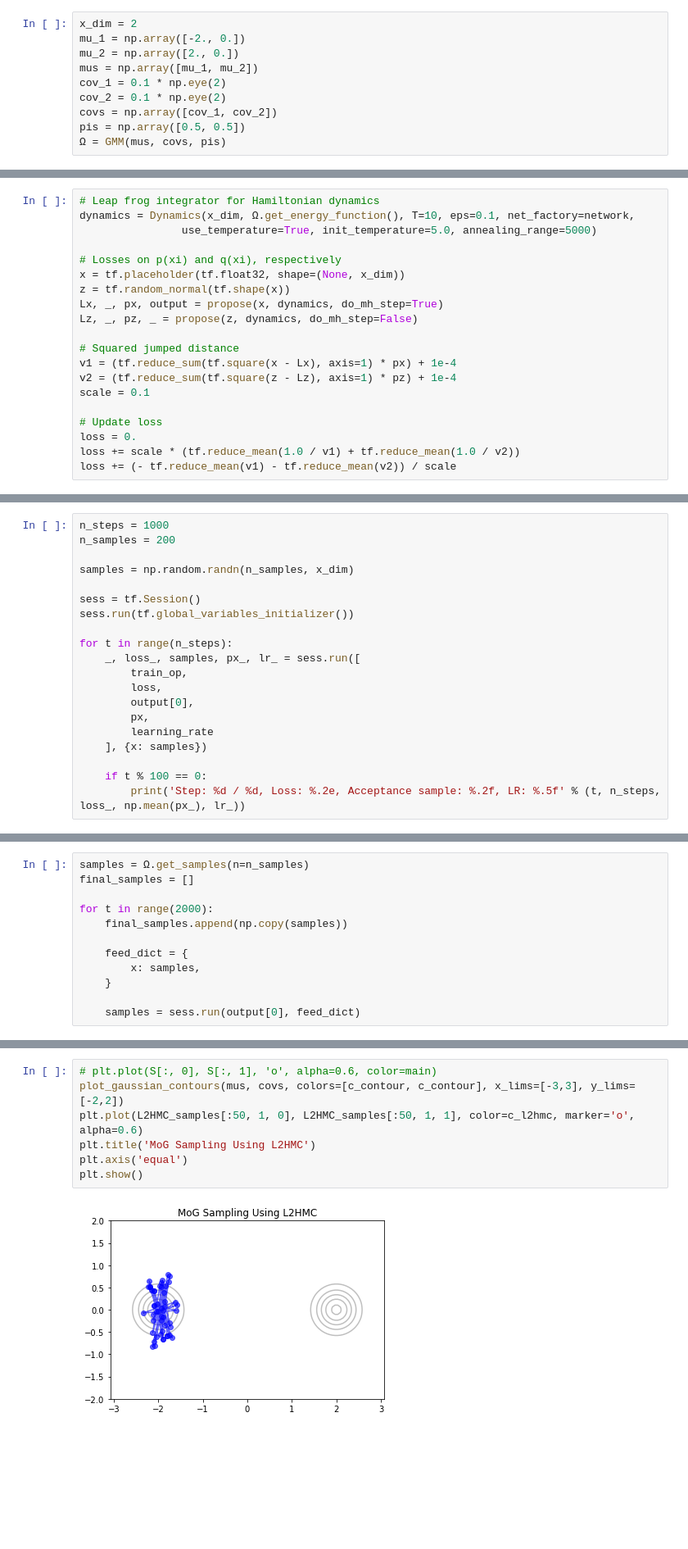
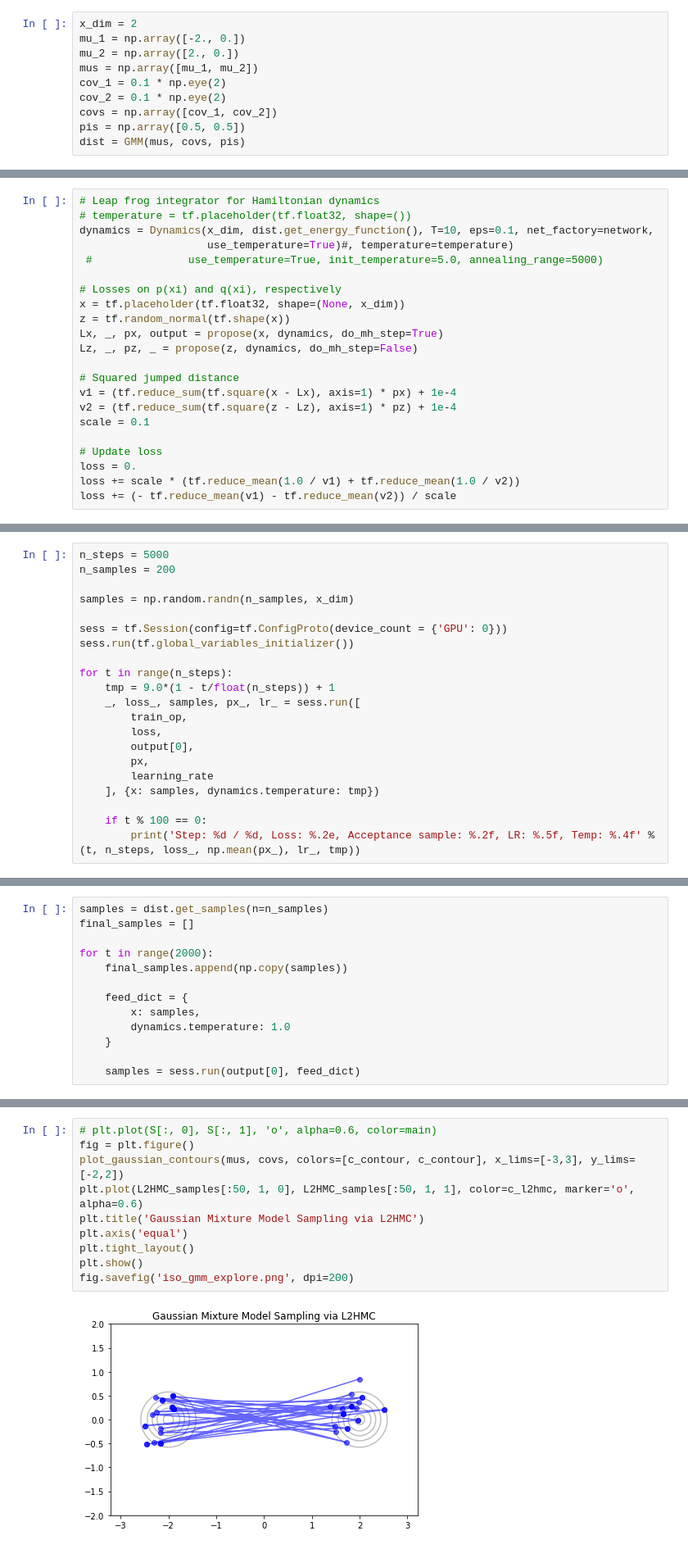
Before and after one commit to joeylitalien/l2hmc, a Jupyter notebook: experiments/GaussianMixture.ipynb, the cells around one changed output, grey strips where cells are left out. Shown: that part at 82% size. Drawn from its saved outputs; the diff is of its cells as text; blank space fills up the shorter version.

```diff
--- a/experiments/GaussianMixture.ipynb
+++ b/experiments/GaussianMixture.ipynb
@@ -79,5 +78,5 @@ cov_1 = 0.1 * np.eye(2)
 cov_2 = 0.1 * np.eye(2)
 covs = np.array([cov_1, cov_2])
 pis = np.array([0.5, 0.5])
-Ω = GMM(mus, covs, pis)
+dist = GMM(mus, covs, pis)
 # %%
@@ -94,8 +95,10 @@ plt.show()
 ## Training
 # %%
 # Leap frog integrator for Hamiltonian dynamics
-dynamics = Dynamics(x_dim, Ω.get_energy_function(), T=10, eps=0.1, net_factory=network,
-                use_temperature=True, init_temperature=5.0, annealing_range=5000)
+# temperature = tf.placeholder(tf.float32, shape=())
+dynamics = Dynamics(x_dim, dist.get_energy_function(), T=10, eps=0.1, net_factory=network,
+                    use_temperature=True)#, temperature=temperature)
+ #               use_temperature=True, init_temperature=5.0, annealing_range=5000)
 
 # Losses on p(xi) and q(xi), respectively
 x = tf.placeholder(tf.float32, shape=(None, x_dim))
@@ -122,23 +122,24 @@ learning_rate = tf.train.exponential_decay(1e-3, global_step, 1000, 0.96, stairc
 optimizer = tf.train.AdamOptimizer(learning_rate=learning_rate)
 train_op = optimizer.minimize(loss, global_step=global_step)
 # %%
-n_steps = 1000
+n_steps = 5000
 n_samples = 200
 
 samples = np.random.randn(n_samples, x_dim)
 
-sess = tf.Session()
+sess = tf.Session(config=tf.ConfigProto(device_count = {'GPU': 0}))
 sess.run(tf.global_variables_initializer())
 
 for t in range(n_steps):
+    tmp = 9.0*(1 - t/float(n_steps)) + 1
     _, loss_, samples, px_, lr_ = sess.run([
         train_op,
         loss,
         output[0],
         px,
         learning_rate
-    ], {x: samples})
+    ], {x: samples, dynamics.temperature: tmp})
 
     if t % 100 == 0:
-        print('Step: %d / %d, Loss: %.2e, Acceptance sample: %.2f, LR: %.5f' % (t, n_steps, loss_, np.mean(px_), lr_))
+        print('Step: %d / %d, Loss: %.2e, Acceptance sample: %.2f, LR: %.5f, Temp: %.4f' % (t, n_steps, loss_, np.mean(px_), lr_, tmp))
 # %% [output]
@@ -156,7 +164,7 @@ Step: 900 / 1000, Loss: -1.50e+02, Acceptance sample: 0.90, LR: 0.00100
 ---
 ## Evaluating
 # %%
-samples = Ω.get_samples(n=n_samples)
+samples = dist.get_samples(n=n_samples)
 final_samples = []
 
 for t in range(2000):
@@ -164,6 +172,7 @@ for t in range(2000):
 
     feed_dict = {
         x: samples,
+        dynamics.temperature: 1.0
     }
 
     samples = sess.run(output[0], feed_dict)
@@ -203,13 +213,16 @@ Finally, we visualize a single chain of L2HMC for 50 time steps to assess explor
 ### L2HMC samples overlayed on ground truth samples
 # %%
 # plt.plot(S[:, 0], S[:, 1], 'o', alpha=0.6, color=main)
+fig = plt.figure()
 plot_gaussian_contours(mus, covs, colors=[c_contour, c_contour], x_lims=[-3,3], y_lims=[-2,2])
 plt.plot(L2HMC_samples[:50, 1, 0], L2HMC_samples[:50, 1, 1], color=c_l2hmc, marker='o', alpha=0.6)
-plt.title('MoG Sampling Using L2HMC')
+plt.title('Gaussian Mixture Model Sampling via L2HMC')
 plt.axis('equal')
+plt.tight_layout()
 plt.show()
+fig.savefig('iso_gmm_explore.png', dpi=200)
 # %% [output]
-[figure, old version]
+[figure, new version]
 # %% [markdown]
 ### HMC samples (Leapfrog step: ε = 0.25)
 # %%
```
Also changed, not shown: parts of 14 cells of this notebook.
